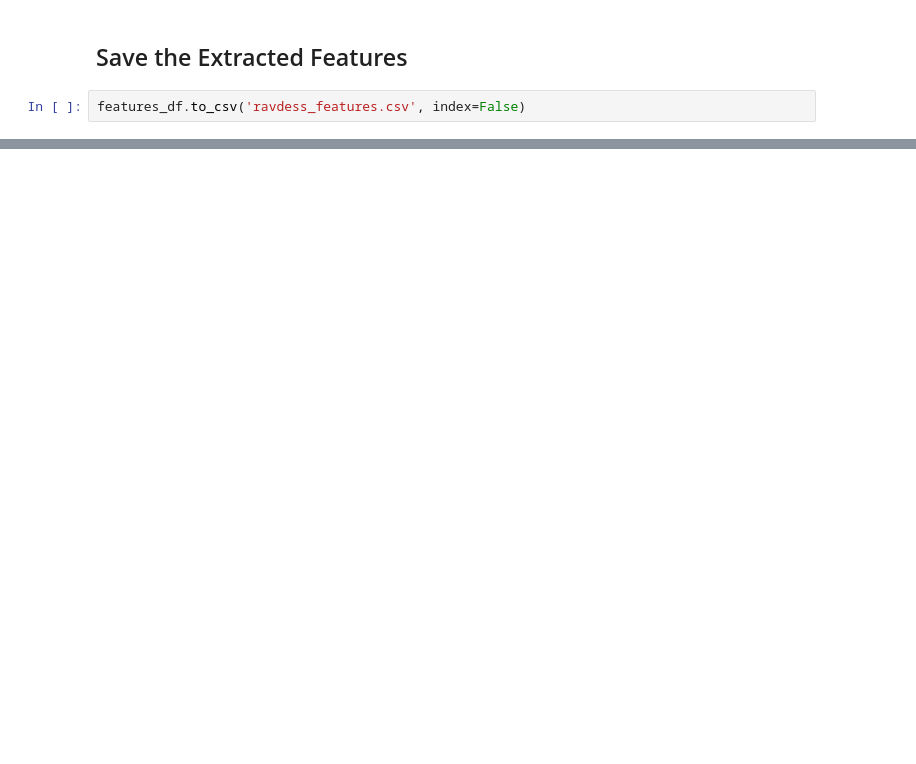
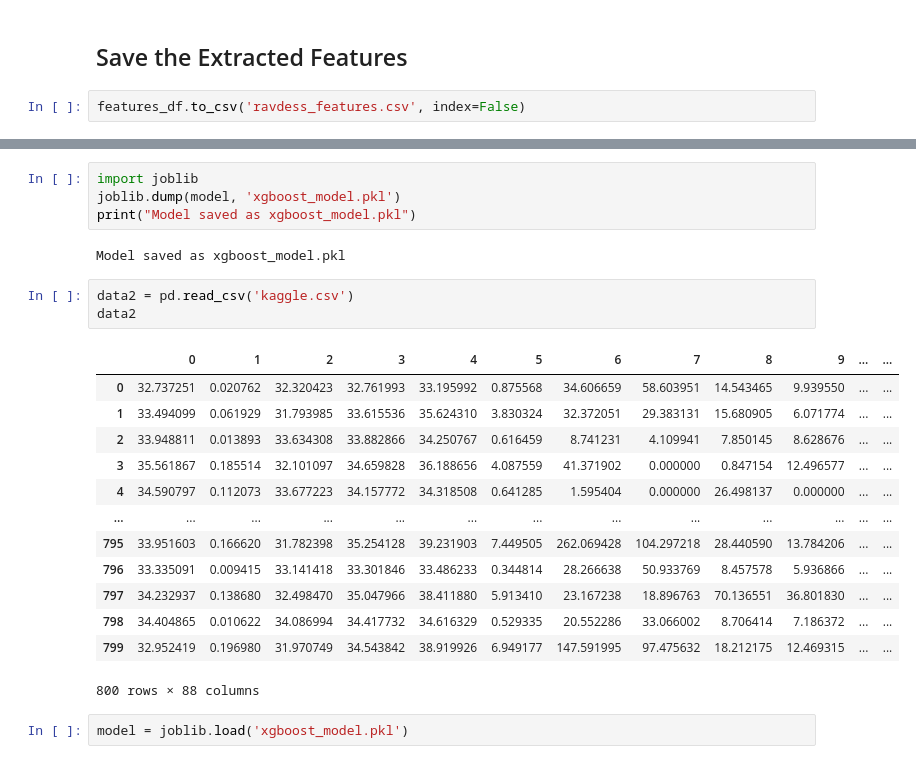
Before and after one commit to Hein-HtetSan/depression-analysis-model, a Jupyter notebook: backend/pre-model.ipynb, the cells around one changed output, grey strips where cells are left out. Drawn from its saved outputs; the diff is of its cells as text; blank space fills up the shorter version.

```diff
--- a/feature-extractor.ipynb
+++ b/backend/pre-model.ipynb
@@ -44,0 +272,25 @@ features_df.to_csv('ravdess_features.csv', index=False)
+# %%
+import joblib
+joblib.dump(model, 'xgboost_model.pkl')
+print("Model saved as xgboost_model.pkl")
+# %% [output]
+Model saved as xgboost_model.pkl
+# %%
+data2 = pd.read_csv('kaggle.csv')
+data2
+# %% [output]
+|  | 0 | 1 | 2 | 3 | 4 | 5 | 6 | 7 | 8 | 9 | ... | ... |
+| 0 | 32.737251 | 0.020762 | 32.320423 | 32.761993 | 33.195992 | 0.875568 | 34.606659 | 58.603951 | 14.543465 | 9.939550 | ... | ... |
+| 1 | 33.494099 | 0.061929 | 31.793985 | 33.615536 | 35.624310 | 3.830324 | 32.372051 | 29.383131 | 15.680905 | 6.071774 | ... | ... |
+| 2 | 33.948811 | 0.013893 | 33.634308 | 33.882866 | 34.250767 | 0.616459 | 8.741231 | 4.109941 | 7.850145 | 8.628676 | ... | ... |
+| 3 | 35.561867 | 0.185514 | 32.101097 | 34.659828 | 36.188656 | 4.087559 | 41.371902 | 0.000000 | 0.847154 | 12.496577 | ... | ... |
+| 4 | 34.590797 | 0.112073 | 33.677223 | 34.157772 | 34.318508 | 0.641285 | 1.595404 | 0.000000 | 26.498137 | 0.000000 | ... | ... |
+| ... | ... | ... | ... | ... | ... | ... | ... | ... | ... | ... | ... | ... |
+| 795 | 33.951603 | 0.166620 | 31.782398 | 35.254128 | 39.231903 | 7.449505 | 262.069428 | 104.297218 | 28.440590 | 13.784206 | ... | ... |
+| 796 | 33.335091 | 0.009415 | 33.141418 | 33.301846 | 33.486233 | 0.344814 | 28.266638 | 50.933769 | 8.457578 | 5.936866 | ... | ... |
+| 797 | 34.232937 | 0.138680 | 32.498470 | 35.047966 | 38.411880 | 5.913410 | 23.167238 | 18.896763 | 70.136551 | 36.801830 | ... | ... |
+| 798 | 34.404865 | 0.010622 | 34.086994 | 34.417732 | 34.616329 | 0.529335 | 20.552286 | 33.066002 | 8.706414 | 7.186372 | ... | ... |
+| 799 | 32.952419 | 0.196980 | 31.970749 | 34.543842 | 38.919926 | 6.949177 | 147.591995 | 97.475632 | 18.212175 | 12.469315 | ... | ... |
+800 rows × 88 columns
+# %%
+model = joblib.load('xgboost_model.pkl')
```
Also changed, not shown: parts of 27 cells of this notebook, 12 other files.
